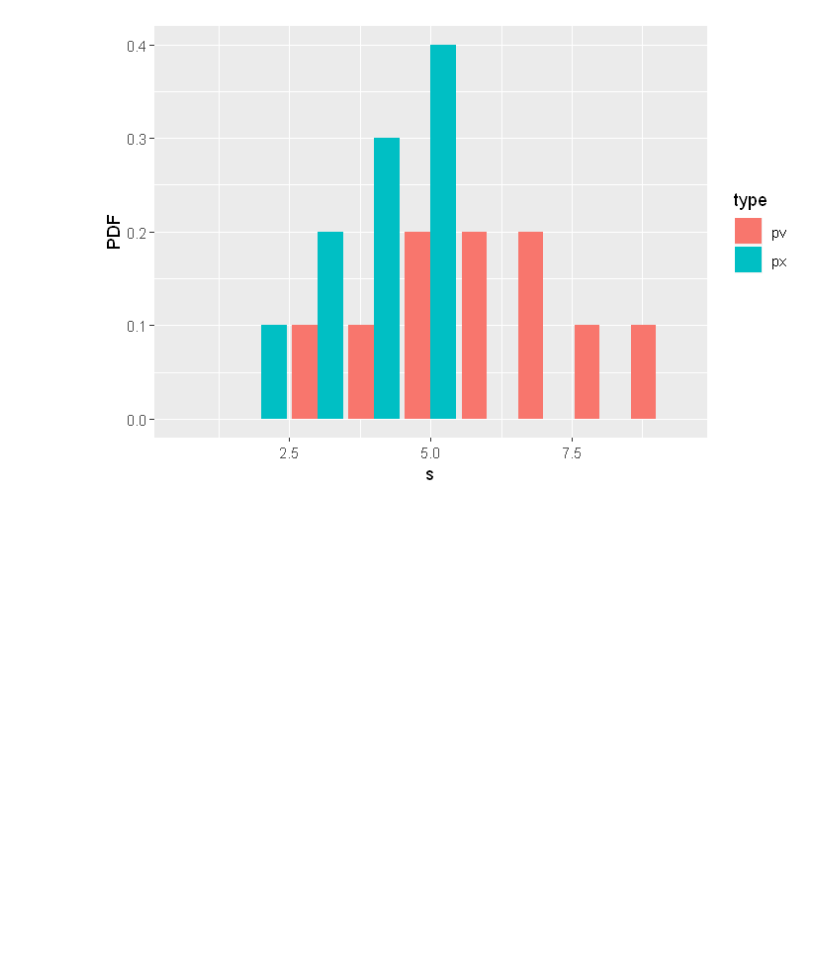
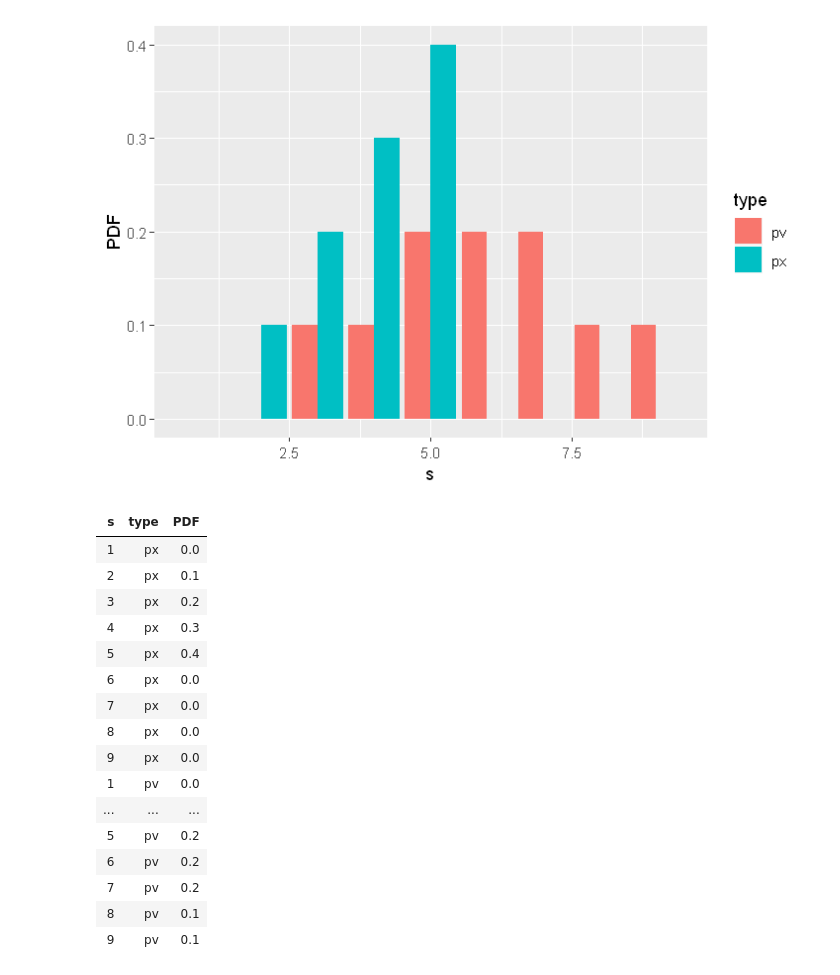
Before and after one commit to jjestra/QTM210, a Jupyter notebook: RandomVariables/discrete_random_variable.ipynb, the cells around one changed output. Drawn from its saved outputs; the diff is of its cells as text; code cells hidden in the pictures; blank space fills up the shorter version.

```diff
--- a/RandomVariables/discrete_random_variable.ipynb
+++ b/RandomVariables/discrete_random_variable.ipynb
@@ -366,3 +377,23 @@ ggplot(df_long2, aes(x = s, y = PDF, fill=type)) +
   geom_col(position = "dodge")
 # %% [output]
 [figure]
+# %%
+df_long2
+# %% [output]
+| s | type | PDF |
+| 1 | px | 0.0 |
+| 2 | px | 0.1 |
+| 3 | px | 0.2 |
+| 4 | px | 0.3 |
+| 5 | px | 0.4 |
+| 6 | px | 0.0 |
+| 7 | px | 0.0 |
+| 8 | px | 0.0 |
+| 9 | px | 0.0 |
+| 1 | pv | 0.0 |
+| ... | ... | ... |
+| 5 | pv | 0.2 |
+| 6 | pv | 0.2 |
+| 7 | pv | 0.2 |
+| 8 | pv | 0.1 |
+| 9 | pv | 0.1 |
```
Also changed, not shown: parts of 3 cells of this notebook, 3 other files.
